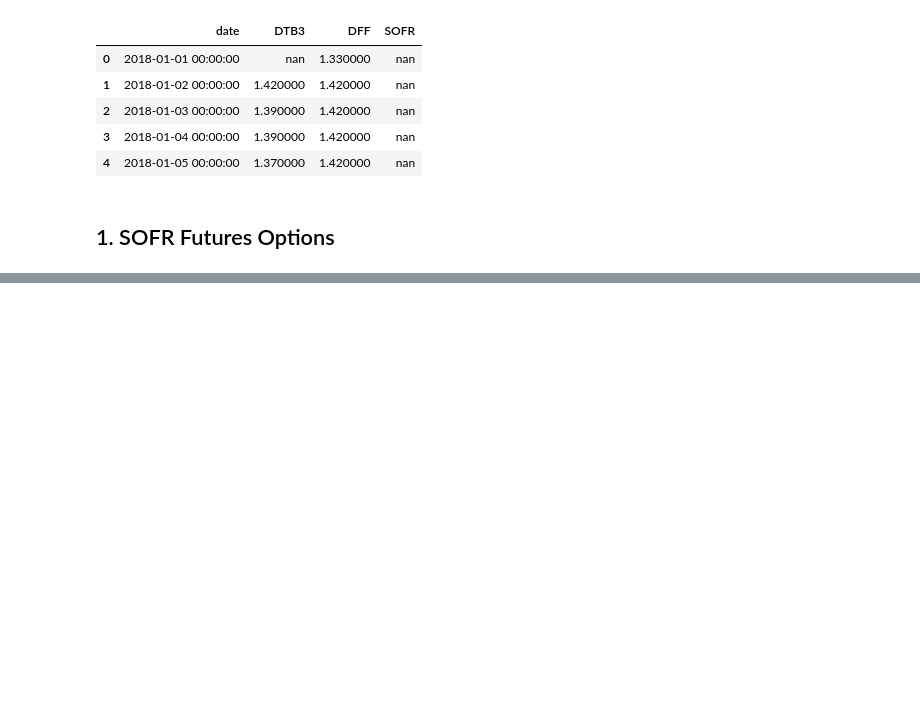
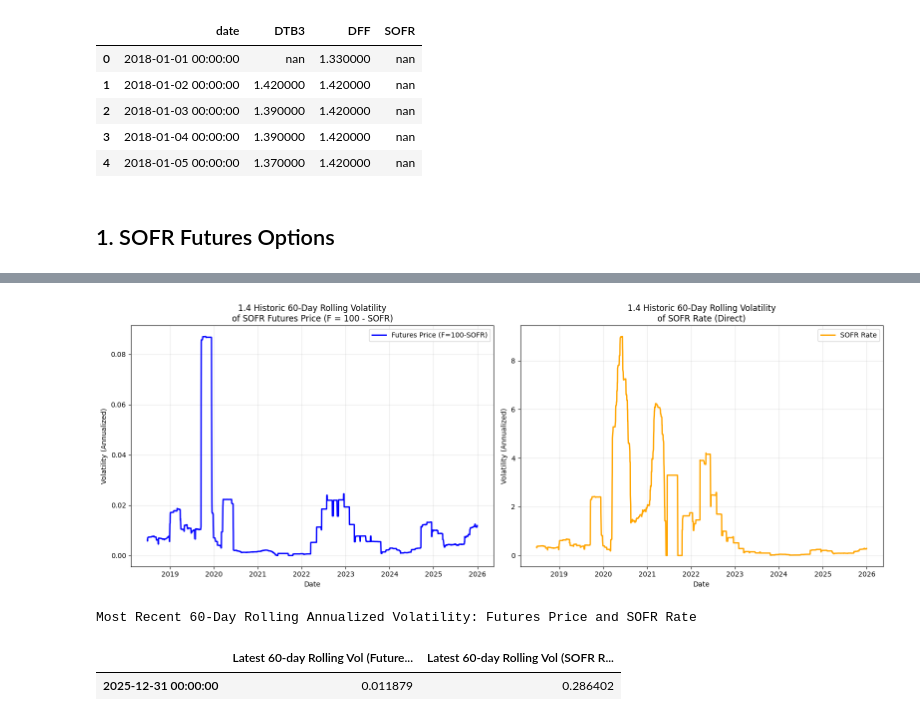
Before and after one commit to DipeshGhimire/FinMath-FixedIncomeDerivatives, a Jupyter notebook: options_on_rates_and_bonds/blacks_formula_for_options_on_futures.ipynb, the cells around one changed output, grey strips where cells are left out. Drawn from its saved outputs; the diff is of its cells as text; code cells hidden in the pictures; blank space fills up the shorter version.

```diff
--- a/options_on_rates_and_bonds/blacks_formula_for_options_on_futures.ipynb
+++ b/options_on_rates_and_bonds/blacks_formula_for_options_on_futures.ipynb
@@ -75,0 +290,64 @@ Historical Reference Rates
+# %%
+# Copy and organize historical reference rate data
+df_hist = historical_ref_rates.copy()
+df_hist['date'] = pd.to_datetime(df_hist['date'])
+df_hist = df_hist.set_index('date').sort_index()
+
+# Select non-null SOFR rates
+sofr_rates = df_hist['SOFR'].dropna()
+
+# Convert SOFR rates to futures price
+f = 100 - sofr_rates
+
+# Calculate log daily returns
+log_returns_f = np.log(f / f.shift(1))
+
+# Calculate log daily returns
+log_returns_sofr = np.log(sofr_rates / sofr_rates.shift(1))
+
+# Compute annualized 60-day rolling volatility
+rolling_vol_60d_f = log_returns_f.rolling(window=60).std() * np.sqrt(252)
+rolling_vol_60d_sofr = log_returns_sofr.rolling(window=60).std() * np.sqrt(252)
+
+# Visualization of both rolling volatility histories in two subplots,
+fig, axs = plt.subplots(1, 2, figsize=(16, 6), sharey=False)
+
+# Futures price rolling vol
+ax_f = axs[0]
+ax_f.plot(
+    rolling_vol_60d_f.index, rolling_vol_60d_f,
+    color='blue', linewidth=2, label='Futures Price (F=100-SOFR)'
+)
+ax_f.set_title("1.4 Historic 60-Day Rolling Volatility\nof SOFR Futures Price (F = 100 - SOFR)")
+ax_f.set_xlabel('Date')
+ax_f.set_ylabel('Volatility (Annualized)')
+ax_f.legend()
+ax_f.grid(True, alpha=0.3)
+
+# SOFR rate rolling vol
+ax_r = axs[1]
+ax_r.plot(
+    rolling_vol_60d_sofr.index, rolling_vol_60d_sofr,
+    color='orange', linewidth=2, label='SOFR Rate'
+)
+ax_r.set_title("1.4 Historic 60-Day Rolling Volatility\nof SOFR Rate (Direct)")
+ax_r.set_xlabel('Date')
+ax_r.set_ylabel('Volatility (Annualized)')
+ax_r.legend()
+ax_r.grid(True, alpha=0.3)
+
+plt.tight_layout()
+plt.show()
+
+# Display the most recent rolling volatility for both
+latest_vols_df = pd.DataFrame({
+    "Latest 60-day Rolling Vol (Futures Price)": [rolling_vol_60d_f.iloc[-1]],
+    "Latest 60-day Rolling Vol (SOFR Rate)": [rolling_vol_60d_sofr.iloc[-1]]
+}, index=[rolling_vol_60d_f.index[-1]])
+latest_vols_df = latest_vols_df.style.set_caption("Most Recent 60-Day Rolling Annualized Volatility: Futures Price and SOFR Rate")
+latest_vols_df
+# %% [output]
+[figure, added]
+Most Recent 60-Day Rolling Annualized Volatility: Futures Price and SOFR Rate
+|  | Latest 60-day Rolling Vol (Future... | Latest 60-day Rolling Vol (SOFR R... |
+| 2025-12-31 00:00:00 | 0.011879 | 0.286402 |
```
Also changed, not shown: parts of 9 cells of this notebook.
